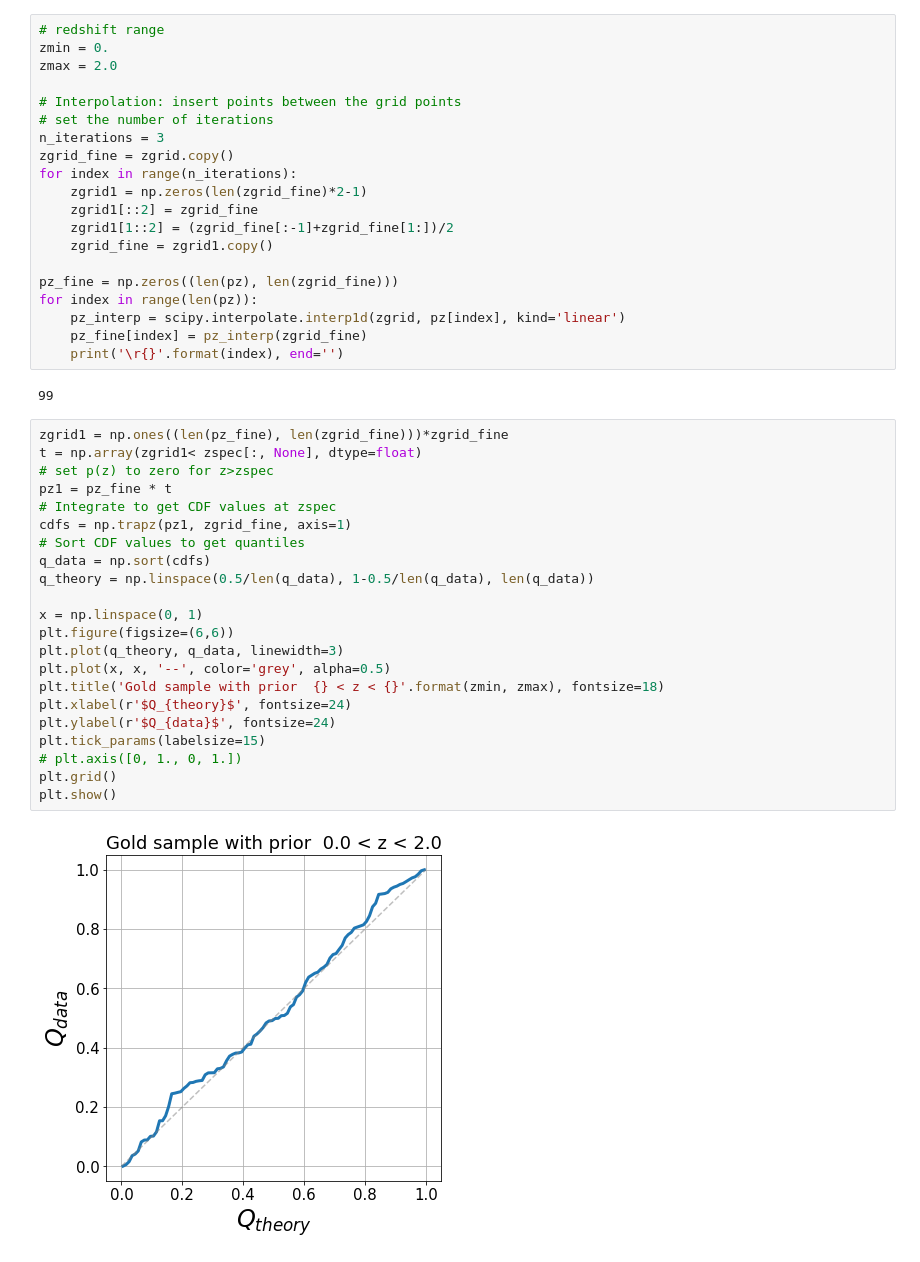
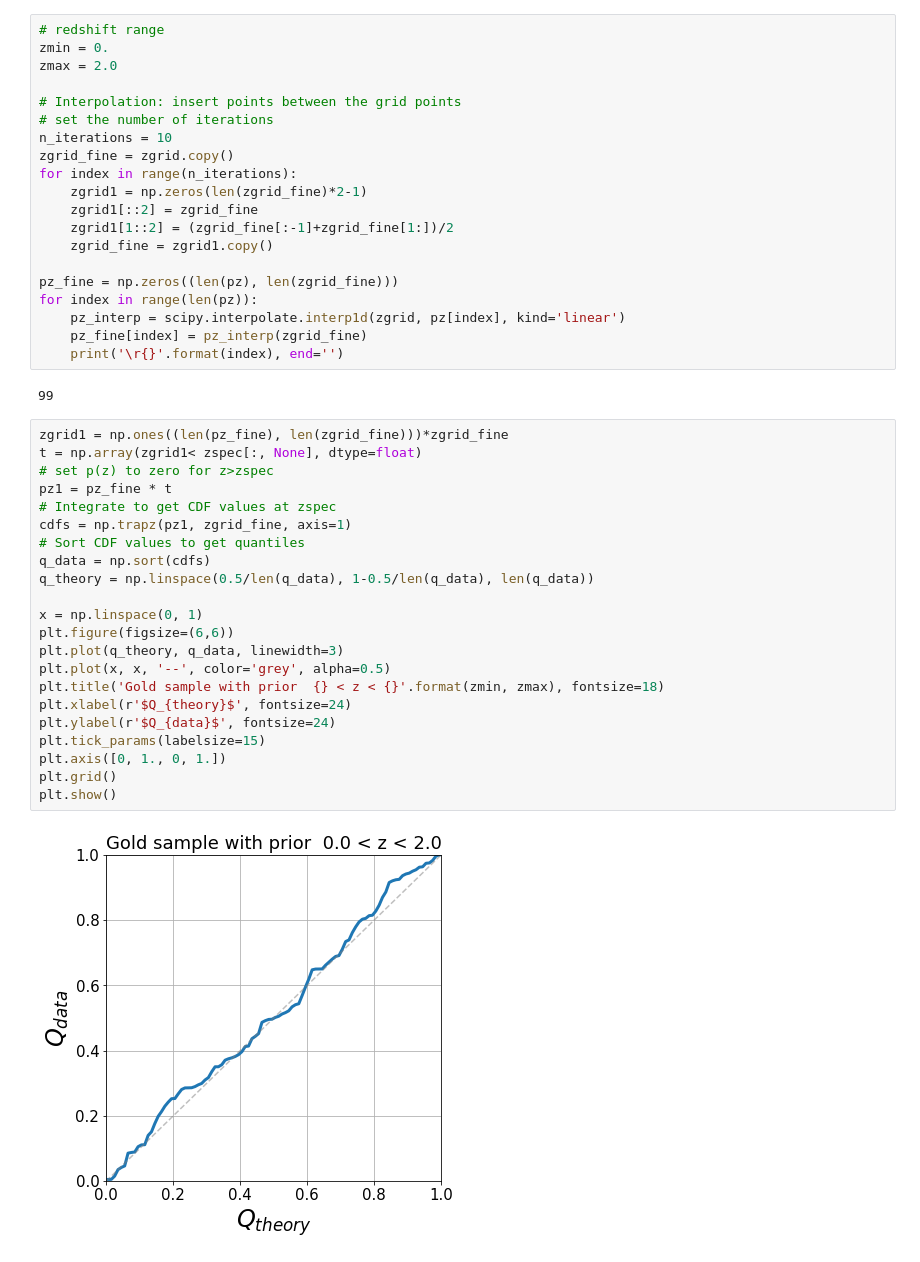
Before and after one commit to rongpu/PZDC1PaperScripts, a Jupyter notebook: my_scripts/PIT_QQ_test.ipynb, the cells around one changed output. Cells and saved outputs as stored; diff of their text form.

```diff
--- a/my_scripts/PIT_QQ_test.ipynb
+++ b/my_scripts/PIT_QQ_test.ipynb
@@ -63,7 +68,7 @@ zmax = 2.0
 
 # Interpolation: insert points between the grid points
 # set the number of iterations
-n_iterations = 3
+n_iterations = 10
 zgrid_fine = zgrid.copy()
 for index in range(n_iterations):
     zgrid1 = np.zeros(len(zgrid_fine)*2-1)
@@ -81,24 +86,24 @@ for index in range(len(pz)):
 # %%
 zgrid1 = np.ones((len(pz_fine), len(zgrid_fine)))*zgrid_fine
 t = np.array(zgrid1< zspec[:, None], dtype=float)
 # set p(z) to zero for z>zspec
 pz1 = pz_fine * t
 # Integrate to get CDF values at zspec
 cdfs = np.trapz(pz1, zgrid_fine, axis=1)
 # Sort CDF values to get quantiles
 q_data = np.sort(cdfs)
 q_theory = np.linspace(0.5/len(q_data), 1-0.5/len(q_data), len(q_data))
 
 x = np.linspace(0, 1)
 plt.figure(figsize=(6,6))
 plt.plot(q_theory, q_data, linewidth=3)
 plt.plot(x, x, '--', color='grey', alpha=0.5)
 plt.title('Gold sample with prior  {} < z < {}'.format(zmin, zmax), fontsize=18)
 plt.xlabel(r'$Q_{theory}$', fontsize=24)
 plt.ylabel(r'$Q_{data}$', fontsize=24)
 plt.tick_params(labelsize=15)
-# plt.axis([0, 1., 0, 1.])
+plt.axis([0, 1., 0, 1.])
 plt.grid()
 plt.show()
 # %% [output]
-[figure, old version]
+[figure, new version]
```
Also changed, not shown: parts of 9 cells of this notebook, 3 other files.
